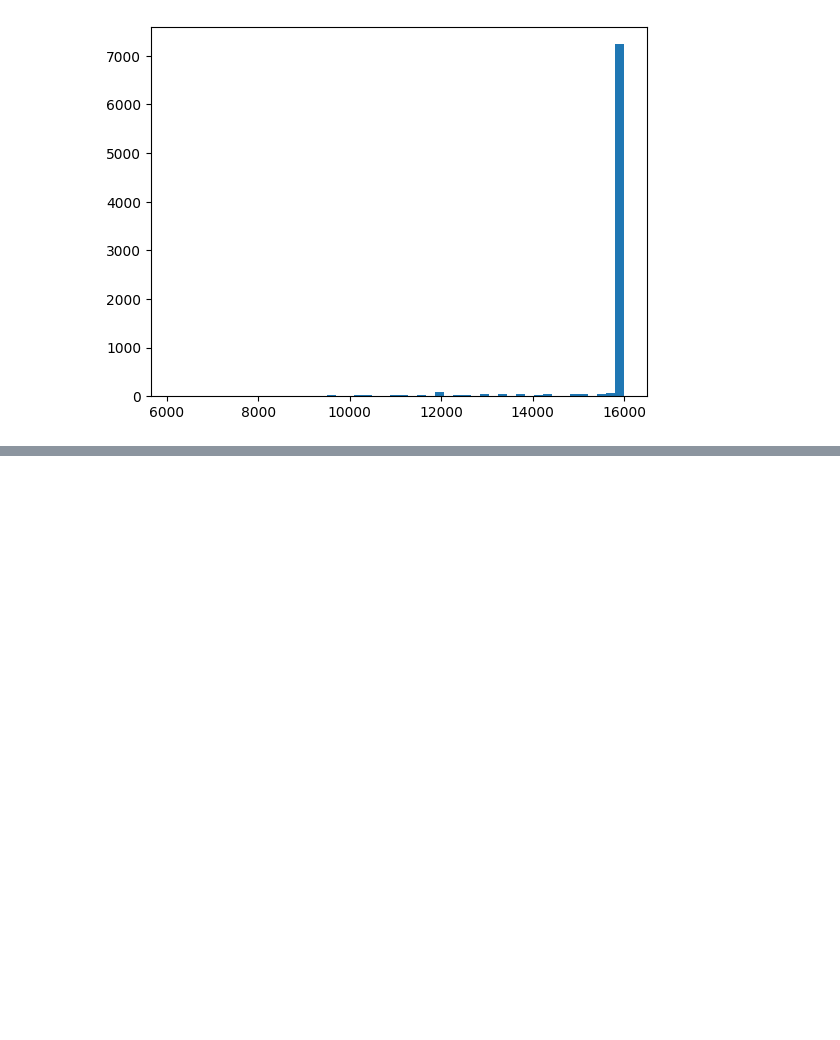
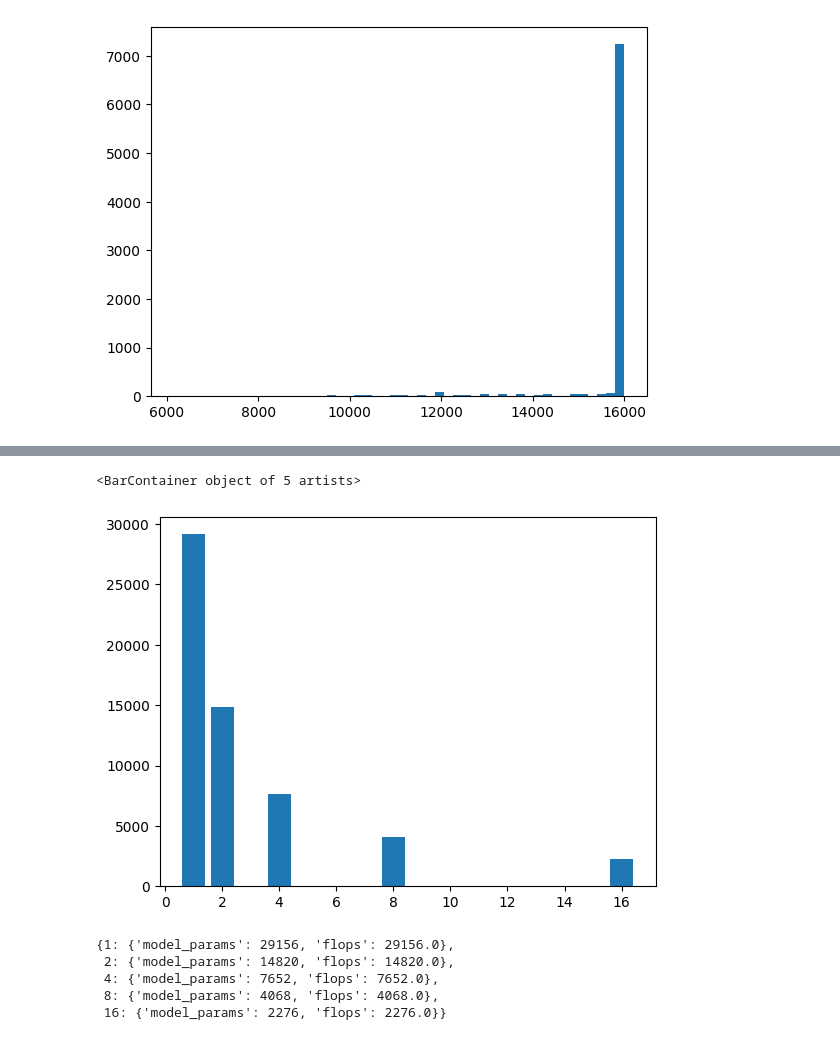
Before and after one commit to ankkarp/ITMO_GenSpeech, a Jupyter notebook: train.ipynb, the cells around one changed output, grey strips where cells are left out. Drawn from its saved outputs; the diff is of its cells as text; code cells hidden in the pictures; blank space fills up the shorter version.

```diff
--- a/train.ipynb
+++ b/train.ipynb
@@ -301,0 +359,13 @@ trained_model = trainer.optimize(
+# %%
+plt.bar(x=n_groups_dict.keys(), height=list(map(lambda x: x['model_params'], n_groups_dict.values())))
+# %% [output]
+<BarContainer object of 5 artists>
+[figure, added]
+# %%
+n_groups_dict
+# %% [output]
+{1: {'model_params': 29156, 'flops': 29156.0},
+ 2: {'model_params': 14820, 'flops': 14820.0},
+ 4: {'model_params': 7652, 'flops': 7652.0},
+ 8: {'model_params': 4068, 'flops': 4068.0},
+ 16: {'model_params': 2276, 'flops': 2276.0}}
```
Also changed, not shown: parts of 10 cells of this notebook.
